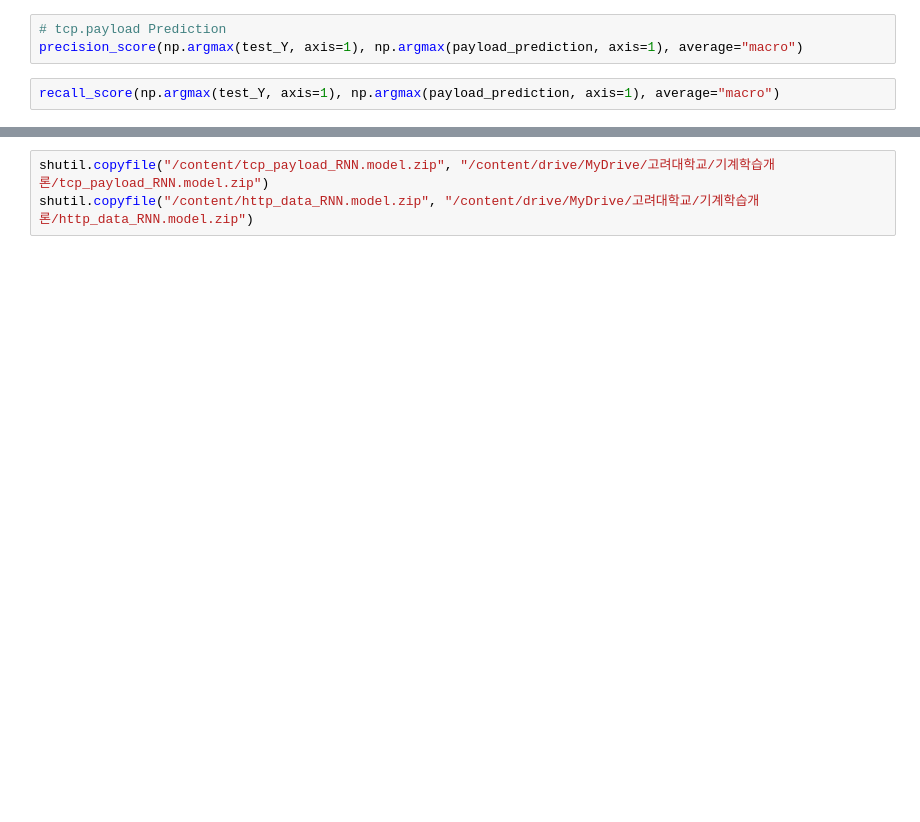
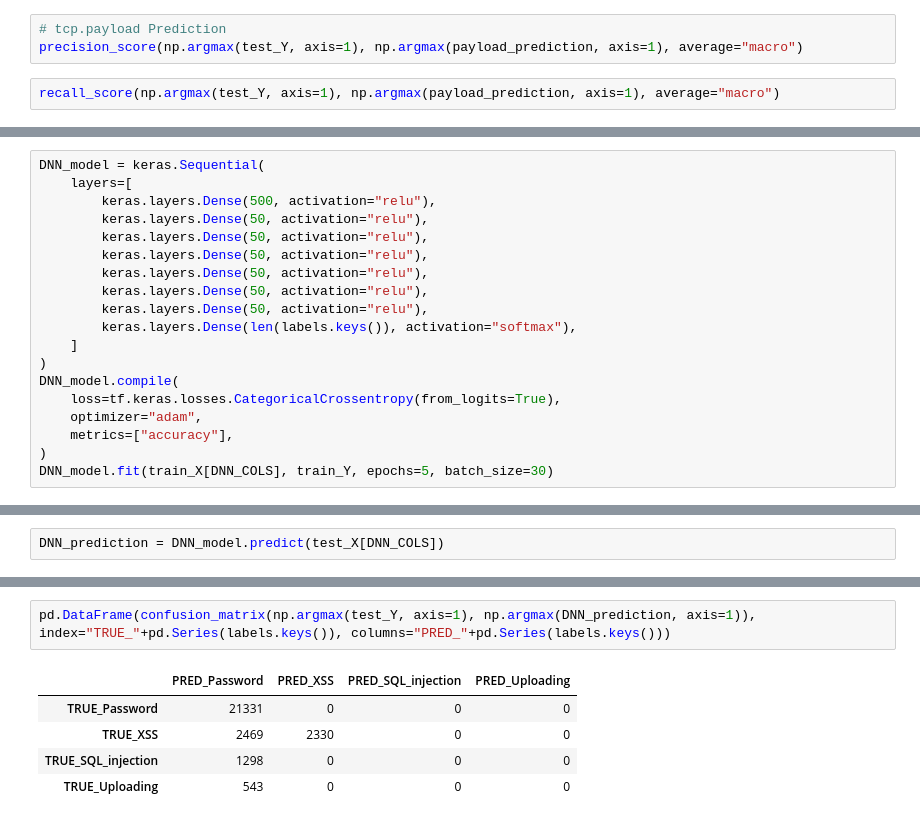
Before and after one commit to explainpark101/KU-ML-EndTerm-project, a Jupyter notebook: 03 tensorflow.ipynb, the cells around one changed output, grey strips where cells are left out. Drawn from its saved outputs; the diff is of its cells as text; blank space fills up the shorter version.

```diff
--- a/03 tensorflow.ipynb
+++ b/03 tensorflow.ipynb
@@ -190,0 +279,19 @@ recall_score(np.argmax(test_Y, axis=1), np.argmax(payload_prediction, axis=1), a
+# %%
+DNN_model = keras.Sequential(
+    layers=[
+        keras.layers.Dense(500, activation="relu"),
+        keras.layers.Dense(50, activation="relu"),
+        keras.layers.Dense(50, activation="relu"),
+        keras.layers.Dense(50, activation="relu"),
+        keras.layers.Dense(50, activation="relu"),
+        keras.layers.Dense(50, activation="relu"),
+        keras.layers.Dense(50, activation="relu"),
+        keras.layers.Dense(len(labels.keys()), activation="softmax"),
+    ]
+)
+DNN_model.compile(
+    loss=tf.keras.losses.CategoricalCrossentropy(from_logits=True),
+    optimizer="adam",
+    metrics=["accuracy"],
+)
+DNN_model.fit(train_X[DNN_COLS], train_Y, epochs=5, batch_size=30)
@@ -190,0 +310,2 @@ recall_score(np.argmax(test_Y, axis=1), np.argmax(payload_prediction, axis=1), a
+# %%
+DNN_prediction = DNN_model.predict(test_X[DNN_COLS])
@@ -193,3 +329,8 @@ confusion_matrix(np.argmax(test_Y, axis=1), np.argmax(payload_prediction, axis=1
-# %%
-shutil.copyfile("/content/tcp_payload_RNN.model.zip", "/content/drive/MyDrive/고려대학교/기계학습개론/tcp_payload_RNN.model.zip")
-shutil.copyfile("/content/http_data_RNN.model.zip", "/content/drive/MyDrive/고려대학교/기계학습개론/http_data_RNN.model.zip")
+# %%
+pd.DataFrame(confusion_matrix(np.argmax(test_Y, axis=1), np.argmax(DNN_prediction, axis=1)), index="TRUE_"+pd.Series(labels.keys()), columns="PRED_"+pd.Series(labels.keys()))
+# %% [output]
+|  | PRED_Password | PRED_XSS | PRED_SQL_injection | PRED_Uploading |
+| TRUE_Password | 21331 | 0 | 0 | 0 |
+| TRUE_XSS | 2469 | 2330 | 0 | 0 |
+| TRUE_SQL_injection | 1298 | 0 | 0 | 0 |
+| TRUE_Uploading | 543 | 0 | 0 | 0 |
```
Also changed, not shown: parts of 34 cells of this notebook.
